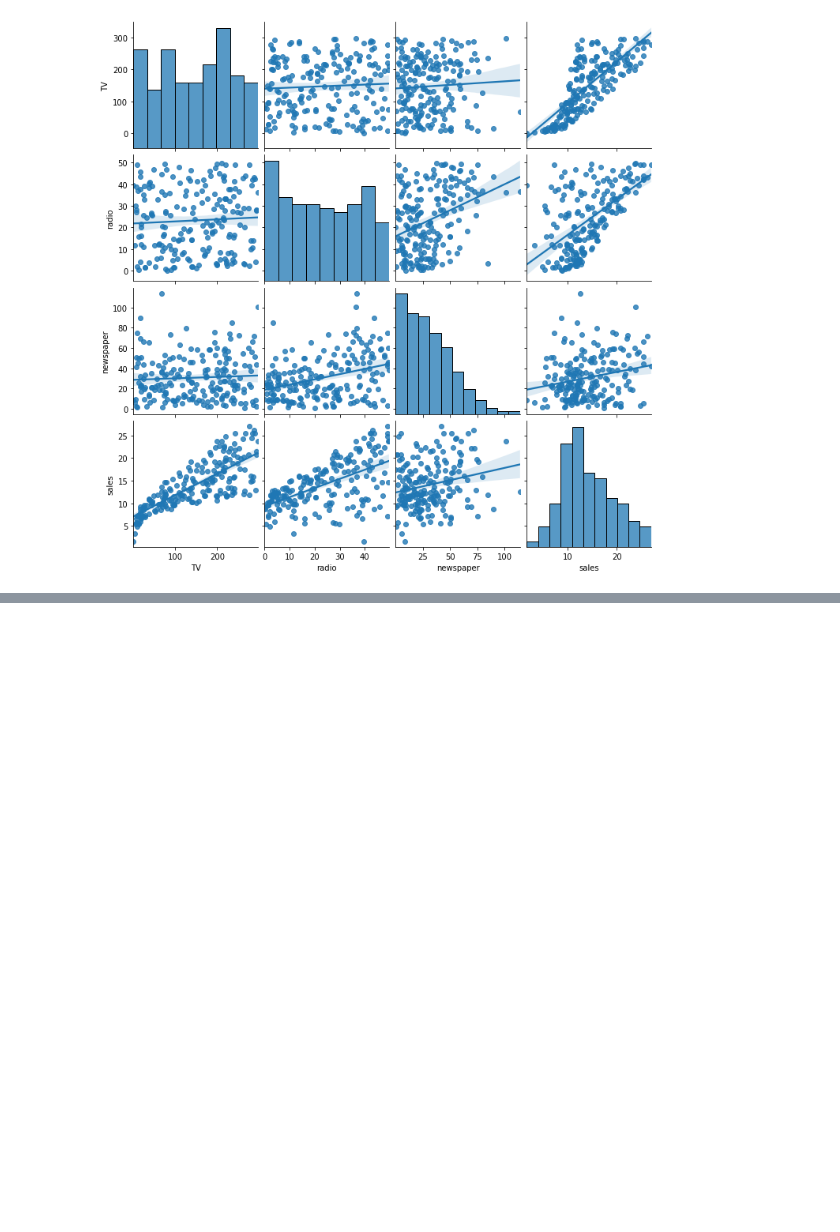
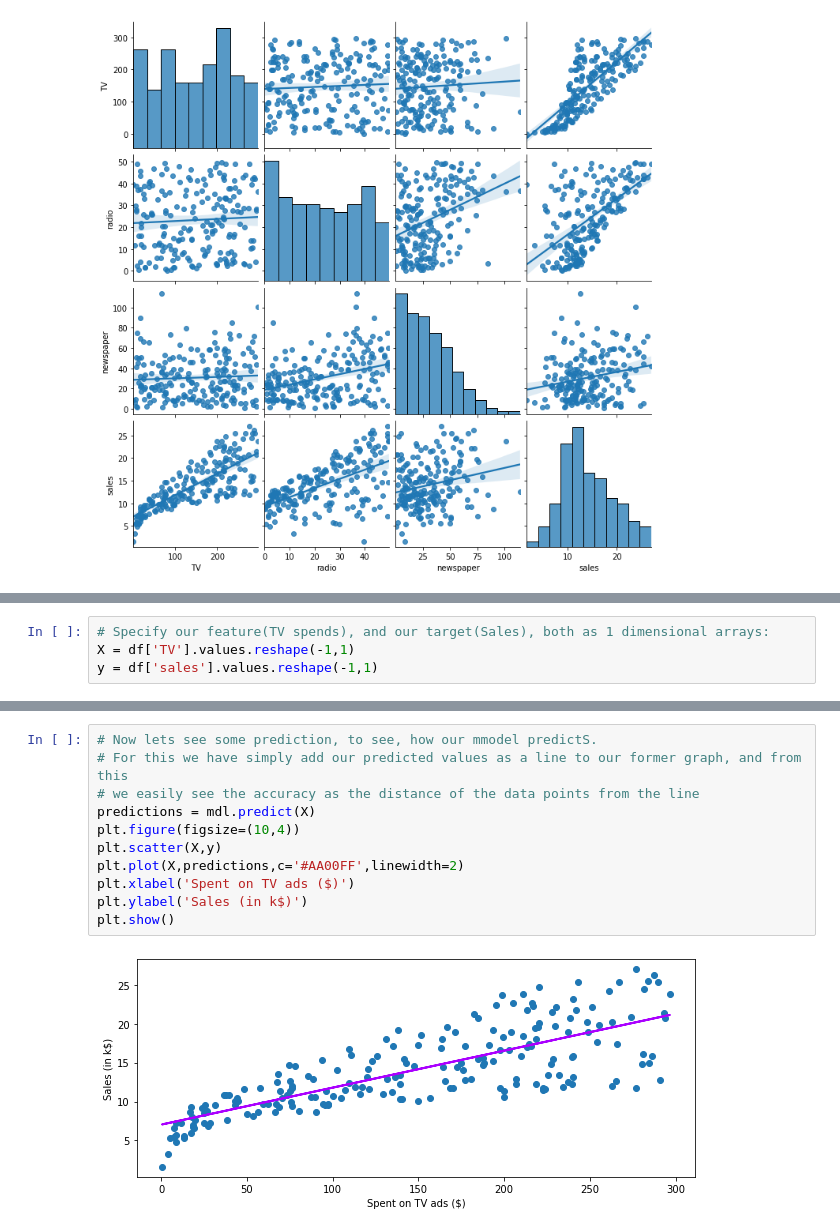
Before and after one commit to steingartpeter/ANACONDA, a Jupyter notebook: DATA_SCNC_W_MARCO.ipynb, the cells around one changed output, grey strips where cells are left out. Saved outputs shown, nothing was run; the diff lists cells and outputs as text; blank space fills up the shorter version.

```diff
--- a/DATA_SCNC_W_MARCO.ipynb
+++ b/DATA_SCNC_W_MARCO.ipynb
@@ -74,0 +91,4 @@ sns.pairplot(data=df,kind='reg')
+# %%
+# Specify our feature(TV spends), and our target(Sales), both as 1 dimensional arrays:
+X = df['TV'].values.reshape(-1,1)
+y = df['sales'].values.reshape(-1,1)
@@ -74,0 +104,13 @@ sns.pairplot(data=df,kind='reg')
+# %%
+# Now lets see some prediction, to see, how our mmodel predictS.
+# For this we have simply add our predicted values as a line to our former graph, and from this
+# we easily see the accuracy as the distance of the data points from the line
+predictions = mdl.predict(X)
+plt.figure(figsize=(10,4))
+plt.scatter(X,y)
+plt.plot(X,predictions,c='#AA00FF',linewidth=2)
+plt.xlabel('Spent on TV ads ($)')
+plt.ylabel('Sales (in k$)')
+plt.show()
+# %% [output]
+[figure, added]
```
Also changed, not shown: parts of 12 cells of this notebook, 1 other file.
